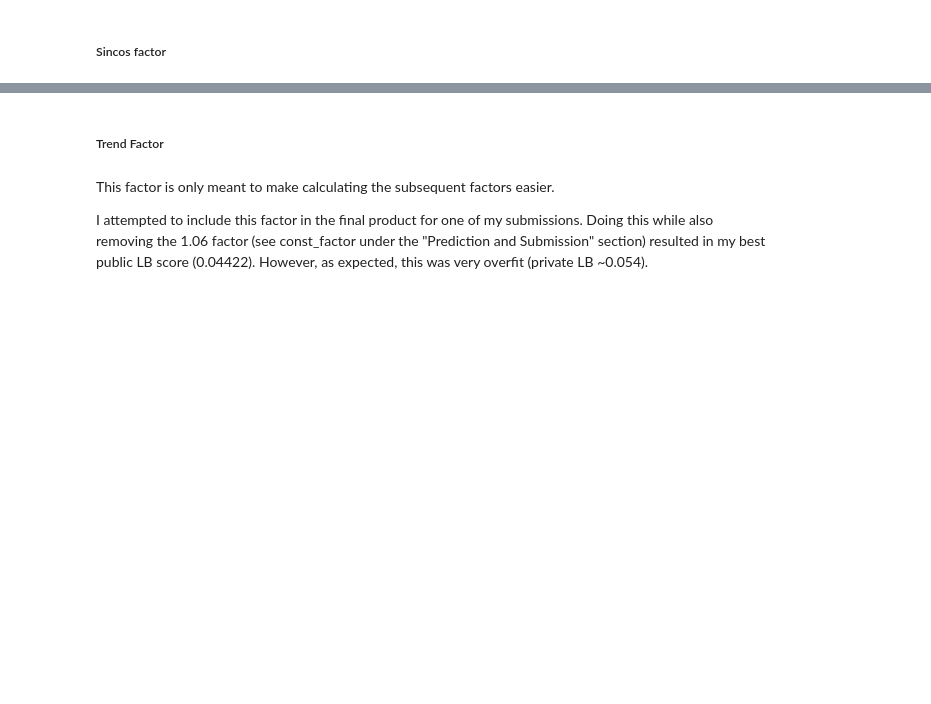
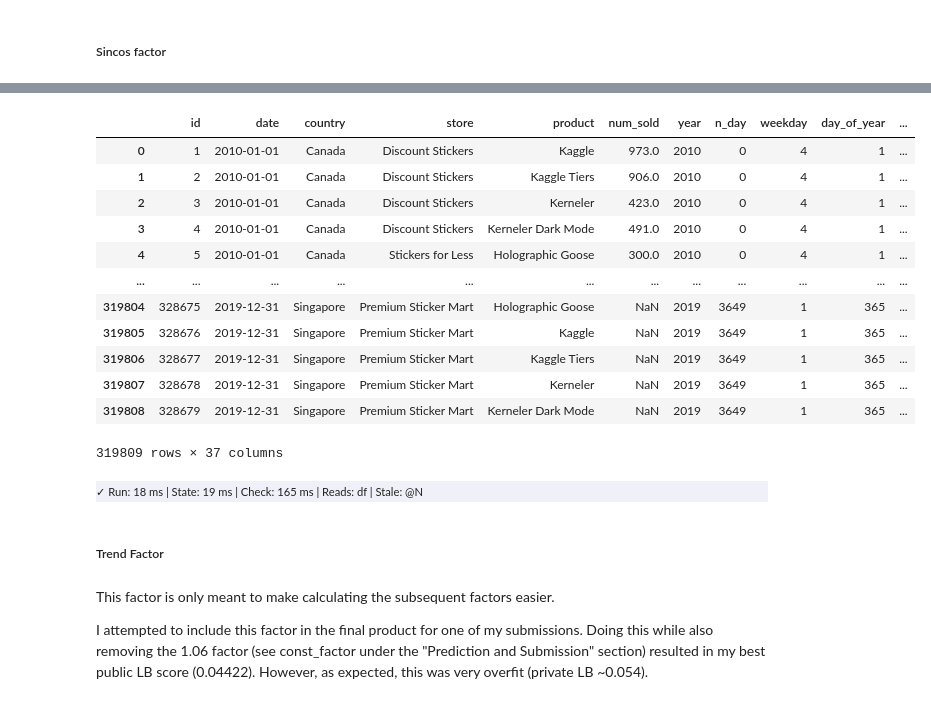
Before and after one commit to stephenfreund/FlowBook, a Jupyter notebook: examples/forecasting-sticker-sales-1st-place-solution/c.ipynb, the cells around one changed output, grey strips where cells are left out. Saved outputs shown, nothing was run; the diff lists cells and outputs as text; code cells hidden in the pictures; blank space fills up the shorter version.

```diff
--- a/examples/forecasting-sticker-sales-1st-place-solution/c.ipynb
+++ b/examples/forecasting-sticker-sales-1st-place-solution/c.ipynb
@@ -334,3 +341,20 @@ Text(0.5, 1.0, 'Mean Total Per Day normalized by sincos factor')
+# %%
+df
+# %% [output]
+|  | id | date | country | store | product | num_sold | year | n_day | weekday | day_of_year | ... |
+| 0 | 1 | 2010-01-01 | Canada | Discount Stickers | Kaggle | 973.0 | 2010 | 0 | 4 | 1 | ... |
+| 1 | 2 | 2010-01-01 | Canada | Discount Stickers | Kaggle Tiers | 906.0 | 2010 | 0 | 4 | 1 | ... |
+| 2 | 3 | 2010-01-01 | Canada | Discount Stickers | Kerneler | 423.0 | 2010 | 0 | 4 | 1 | ... |
+| 3 | 4 | 2010-01-01 | Canada | Discount Stickers | Kerneler Dark Mode | 491.0 | 2010 | 0 | 4 | 1 | ... |
+| 4 | 5 | 2010-01-01 | Canada | Stickers for Less | Holographic Goose | 300.0 | 2010 | 0 | 4 | 1 | ... |
+| ... | ... | ... | ... | ... | ... | ... | ... | ... | ... | ... | ... |
+| 319804 | 328675 | 2019-12-31 | Singapore | Premium Sticker Mart | Holographic Goose | NaN | 2019 | 3649 | 1 | 365 | ... |
+| 319805 | 328676 | 2019-12-31 | Singapore | Premium Sticker Mart | Kaggle | NaN | 2019 | 3649 | 1 | 365 | ... |
+| 319806 | 328677 | 2019-12-31 | Singapore | Premium Sticker Mart | Kaggle Tiers | NaN | 2019 | 3649 | 1 | 365 | ... |
+| 319807 | 328678 | 2019-12-31 | Singapore | Premium Sticker Mart | Kerneler | NaN | 2019 | 3649 | 1 | 365 | ... |
+| 319808 | 328679 | 2019-12-31 | Singapore | Premium Sticker Mart | Kerneler Dark Mode | NaN | 2019 | 3649 | 1 | 365 | ... |
+319809 rows × 37 columns
+<div style='padding-left: 1em; font-size: 0.8em; background-color: #f0f0f8; margin-bottom: 0em;'>✓ Run: 18 ms | State: 19 ms | Check: 165 ms | Reads: df | Stale: @N</div>
 # %% [markdown]
 ##### Trend Factor
 # %% [markdown]
```
Also changed, not shown: parts of 27 cells of this notebook, 22 other files.
